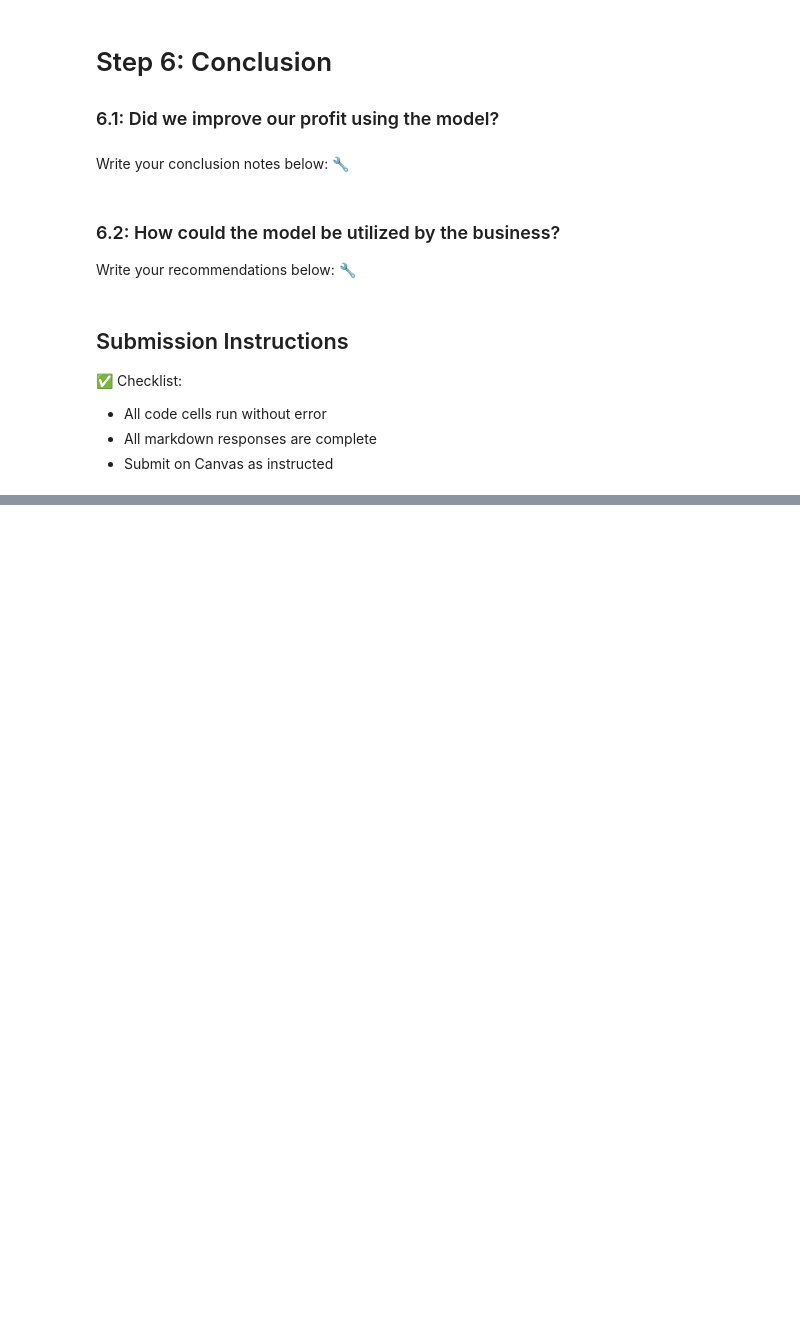
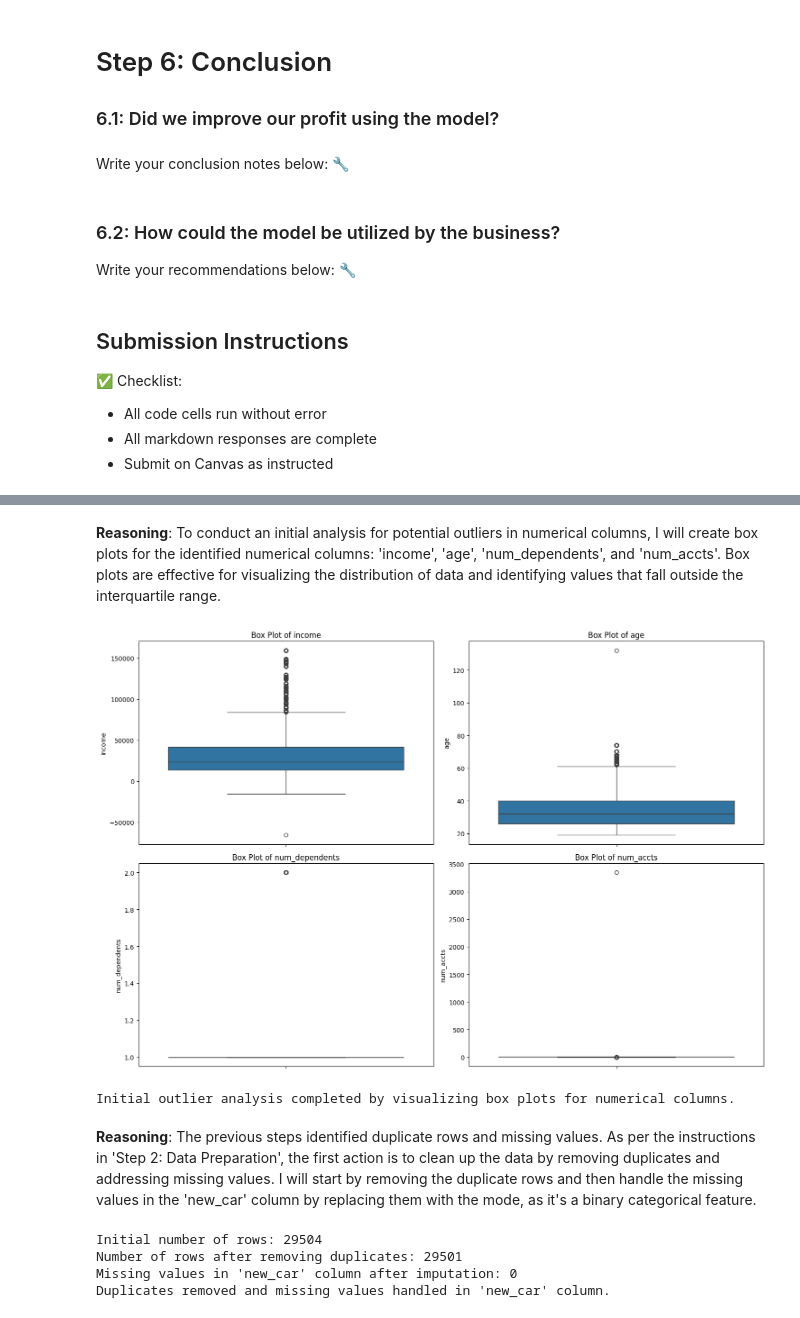
Before and after one commit to thornton330j/IS-4487, a Jupyter notebook: Assignments/assignment_10_ThorntonJackson.ipynb, the cells around one changed output, grey strips where cells are left out. Cells and saved outputs as stored; diff of their text form; code cells hidden in the pictures; blank space fills up the shorter version.

```diff
--- a/Assignments/assignment_10_ThorntonJackson.ipynb
+++ b/Assignments/assignment_10_ThorntonJackson.ipynb
@@ -77,0 +79,5 @@ Import the libraries you will need, such as:
+# %%
+url = 'https://raw.githubusercontent.com/Stan-Pugsley/is_4487_base/main/DataSets/adviseinvest_historical_data.csv'
+df = pd.read_csv(url)
+print("Data loaded successfully into DataFrame 'df'. First 5 rows:")
+df.head()
@@ -227,0 +283,43 @@ Write your recommendations below:  🔧
+# %% [markdown]
+**Reasoning**:
+To conduct an initial analysis for potential outliers in numerical columns, I will create box plots for the identified numerical columns: 'income', 'age', 'num_dependents', and 'num_accts'. Box plots are effective for visualizing the distribution of data and identifying values that fall outside the interquartile range.
+# %%
+import matplotlib.pyplot as plt
+import seaborn as sns
+
+# Identify numerical columns for outlier analysis (excluding binary and categorical encoded as int)
+numerical_cols = ['income', 'age', 'num_dependents', 'num_accts']
+
+plt.figure(figsize=(15, 10))
+for i, col in enumerate(numerical_cols):
+    plt.subplot(2, 2, i + 1) # Arrange plots in a 2x2 grid
+    sns.boxplot(y=df[col])
+    plt.title(f'Box Plot of {col}')
+    plt.ylabel(col)
+plt.tight_layout()
+plt.show()
+
+print("Initial outlier analysis completed by visualizing box plots for numerical columns.")
+# %% [output]
+[figure, added]
+Initial outlier analysis completed by visualizing box plots for numerical columns.
+# %% [markdown]
+**Reasoning**:
+The previous steps identified duplicate rows and missing values. As per the instructions in 'Step 2: Data Preparation', the first action is to clean up the data by removing duplicates and addressing missing values. I will start by removing the duplicate rows and then handle the missing values in the 'new_car' column by replacing them with the mode, as it's a binary categorical feature.
+# %%
+print(f"Initial number of rows: {len(df)}")
+df_clean = df.drop_duplicates().copy()
+print(f"Number of rows after removing duplicates: {len(df_clean)}")
+
+# Identify 'new_car' as the column with missing values from df.info() and df.isnull().sum()
+# It is a binary column (0 or 1), so mode imputation is appropriate.
+mode_new_car = df_clean['new_car'].mode()[0]
+df_clean['new_car'] = df_clean['new_car'].fillna(mode_new_car)
+print(f"Missing values in 'new_car' column after imputation: {df_clean['new_car'].isnull().sum()}")
+
+print("Duplicates removed and missing values handled in 'new_car' column.")
+# %% [output]
+Initial number of rows: 29504
+Number of rows after removing duplicates: 29501
+Missing values in 'new_car' column after imputation: 0
+Duplicates removed and missing values handled in 'new_car' column.
```
Also changed, not shown: parts of 12 cells of this notebook.
